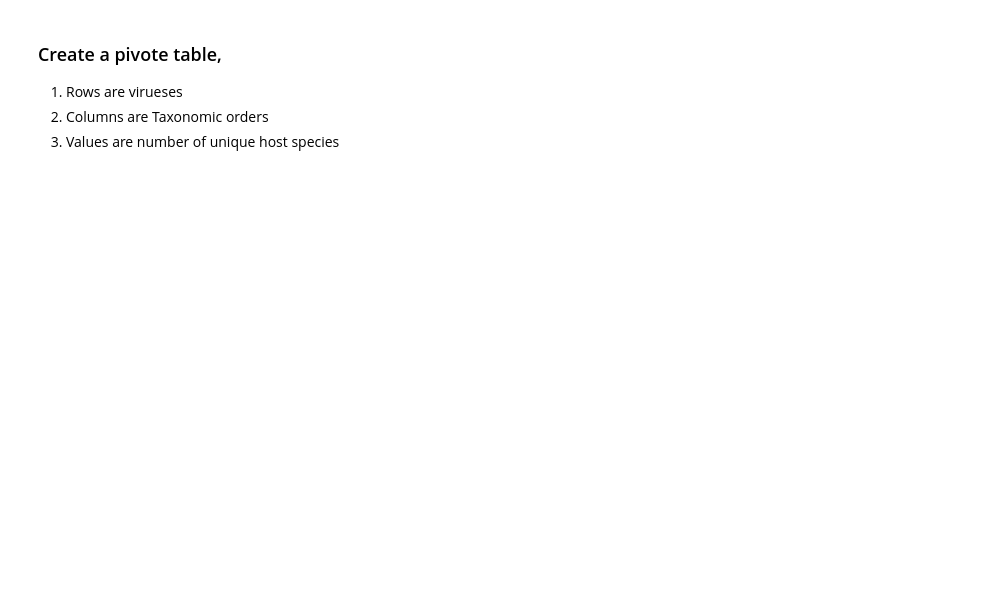
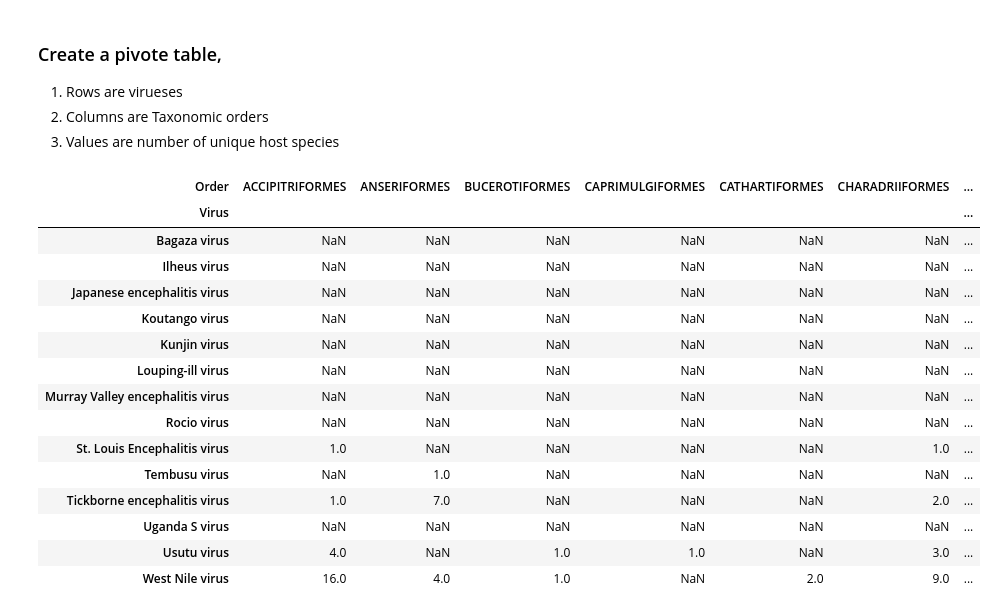
Before and after one commit to gnjohnson29/MPM_200_Johnson, a Jupyter notebook: Session 9/assignment_9_database_management.ipynb, the cells around one changed output. Cells and saved outputs as stored; diff of their text form; code cells hidden in the pictures; blank space fills up the shorter version.

```diff
--- a/Session 9/assignment_9_database_management.ipynb
+++ b/Session 9/assignment_9_database_management.ipynb
@@ -360,3 +496,23 @@ The main objective of this exercise is to create a comprehensive database by com
 1. Rows are virueses
 2. Columns are Taxonomic orders
 3. Values are number of unique host species
+# %%
+pivot = df_pivot.pivot_table(index='Virus', columns='Order', values='Scientific Name', aggfunc=pd.Series.nunique)
+pivot
+# %% [output]
+| Order | ACCIPITRIFORMES | ANSERIFORMES | BUCEROTIFORMES | CAPRIMULGIFORMES | CATHARTIFORMES | CHARADRIIFORMES | ... |
+| Virus |  |  |  |  |  |  | ... |
+| Bagaza virus | NaN | NaN | NaN | NaN | NaN | NaN | ... |
+| Ilheus virus | NaN | NaN | NaN | NaN | NaN | NaN | ... |
+| Japanese encephalitis virus | NaN | NaN | NaN | NaN | NaN | NaN | ... |
+| Koutango virus | NaN | NaN | NaN | NaN | NaN | NaN | ... |
+| Kunjin virus | NaN | NaN | NaN | NaN | NaN | NaN | ... |
+| Louping-ill virus | NaN | NaN | NaN | NaN | NaN | NaN | ... |
+| Murray Valley encephalitis virus | NaN | NaN | NaN | NaN | NaN | NaN | ... |
+| Rocio virus | NaN | NaN | NaN | NaN | NaN | NaN | ... |
+| St. Louis Encephalitis virus | 1.0 | NaN | NaN | NaN | NaN | 1.0 | ... |
+| Tembusu virus | NaN | 1.0 | NaN | NaN | NaN | NaN | ... |
+| Tickborne encephalitis virus | 1.0 | 7.0 | NaN | NaN | NaN | 2.0 | ... |
+| Uganda S virus | NaN | NaN | NaN | NaN | NaN | NaN | ... |
+| Usutu virus | 4.0 | NaN | 1.0 | 1.0 | NaN | 3.0 | ... |
+| West Nile virus | 16.0 | 4.0 | 1.0 | NaN | 2.0 | 9.0 | ... |
```
Also changed, not shown: parts of 23 cells of this notebook.
